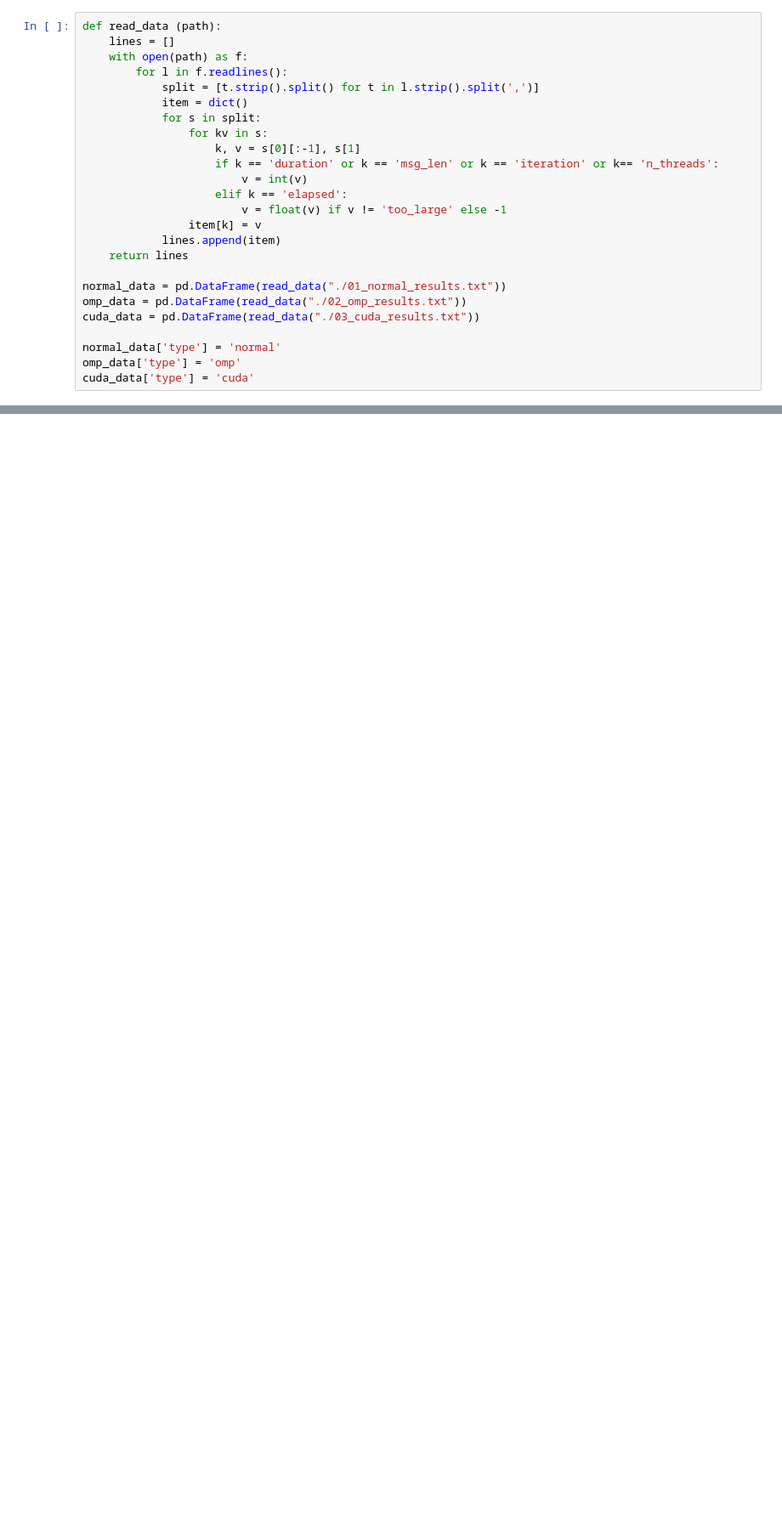
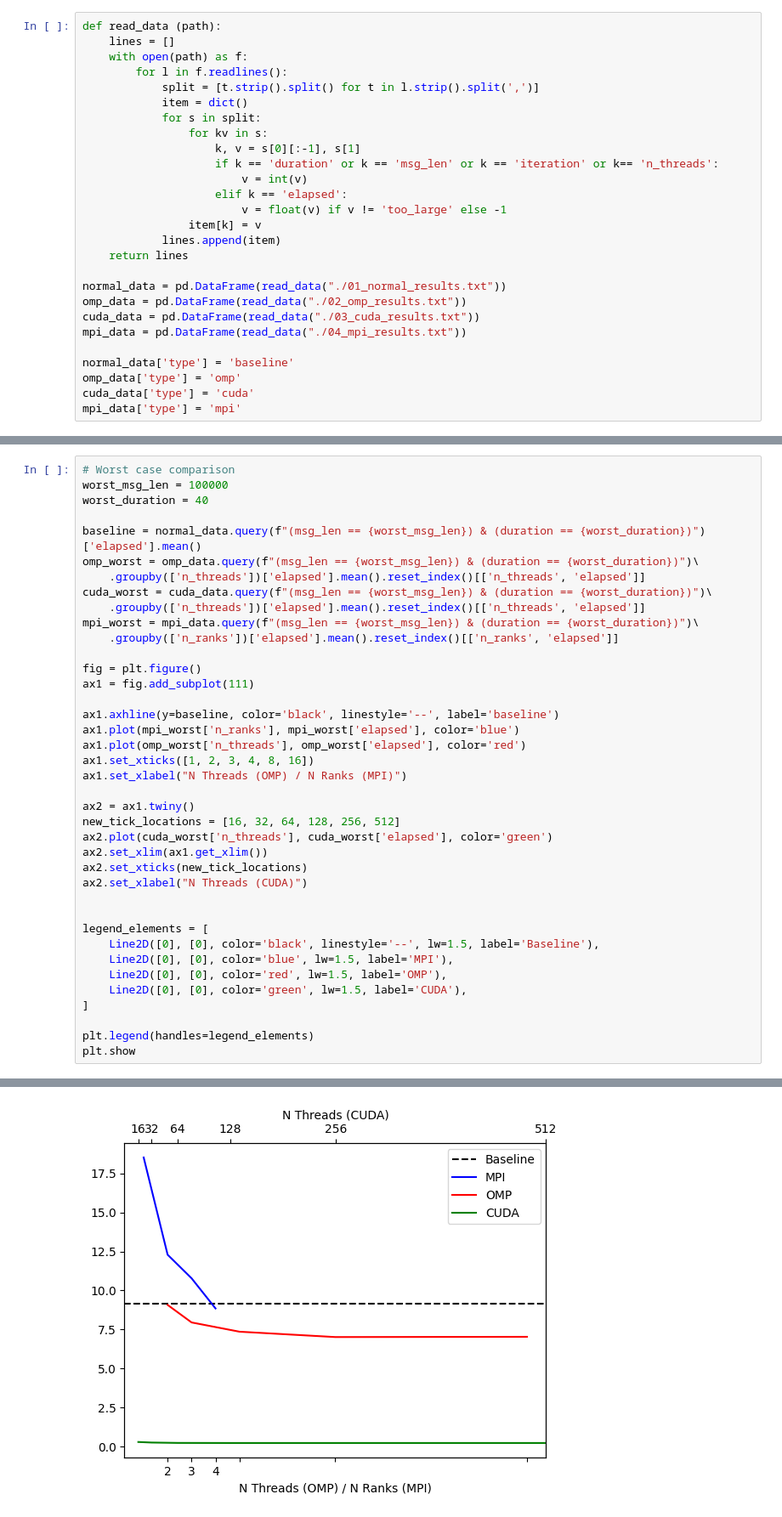
Before and after one commit to ermahechap/Distribuidos2023, a Jupyter notebook: 00 Results/result_analysis.ipynb, the cells around one changed output, grey strips where cells are left out. Shown: that part at 85% size. Saved outputs shown, nothing was run; the diff lists cells and outputs as text; blank space fills up the shorter version.

Commit message:
Plot results and performance analysis

```diff
--- a/00 Results/result_analysis.ipynb
+++ b/00 Results/result_analysis.ipynb
@@ -25,7 +27,9 @@ def read_data (path):
 normal_data = pd.DataFrame(read_data("./01_normal_results.txt"))
 omp_data = pd.DataFrame(read_data("./02_omp_results.txt"))
 cuda_data = pd.DataFrame(read_data("./03_cuda_results.txt"))
+mpi_data = pd.DataFrame(read_data("./04_mpi_results.txt"))
 
-normal_data['type'] = 'normal'
+normal_data['type'] = 'baseline'
 omp_data['type'] = 'omp'
 cuda_data['type'] = 'cuda'
+mpi_data['type'] = 'mpi'
@@ -50,0 +182,40 @@ dtype: object
+# %%
+# Worst case comparison
+worst_msg_len = 100000
+worst_duration = 40
+
+baseline = normal_data.query(f"(msg_len == {worst_msg_len}) & (duration == {worst_duration})")['elapsed'].mean()
+omp_worst = omp_data.query(f"(msg_len == {worst_msg_len}) & (duration == {worst_duration})")\
+    .groupby(['n_threads'])['elapsed'].mean().reset_index()[['n_threads', 'elapsed']]
+cuda_worst = cuda_data.query(f"(msg_len == {worst_msg_len}) & (duration == {worst_duration})")\
+    .groupby(['n_threads'])['elapsed'].mean().reset_index()[['n_threads', 'elapsed']]
+mpi_worst = mpi_data.query(f"(msg_len == {worst_msg_len}) & (duration == {worst_duration})")\
+    .groupby(['n_ranks'])['elapsed'].mean().reset_index()[['n_ranks', 'elapsed']]
+
+fig = plt.figure()
+ax1 = fig.add_subplot(111)
+
+ax1.axhline(y=baseline, color='black', linestyle='--', label='baseline')
+ax1.plot(mpi_worst['n_ranks'], mpi_worst['elapsed'], color='blue')
+ax1.plot(omp_worst['n_threads'], omp_worst['elapsed'], color='red')
+ax1.set_xticks([1, 2, 3, 4, 8, 16])
+ax1.set_xlabel("N Threads (OMP) / N Ranks (MPI)")
+
+ax2 = ax1.twiny()
+new_tick_locations = [16, 32, 64, 128, 256, 512]
+ax2.plot(cuda_worst['n_threads'], cuda_worst['elapsed'], color='green')
+ax2.set_xlim(ax1.get_xlim())
+ax2.set_xticks(new_tick_locations)
+ax2.set_xlabel("N Threads (CUDA)")
+
+
+legend_elements = [
+    Line2D([0], [0], color='black', linestyle='--', lw=1.5, label='Baseline'),
+    Line2D([0], [0], color='blue', lw=1.5, label='MPI'),
+    Line2D([0], [0], color='red', lw=1.5, label='OMP'),
+    Line2D([0], [0], color='green', lw=1.5, label='CUDA'),
+]
+
+plt.legend(handles=legend_elements)
+plt.show
+# %% [output]
@@ -50,0 +223 @@ dtype: object
+[figure, added]
```
Also changed, not shown: parts of 10 cells of this notebook, 1 other file.
